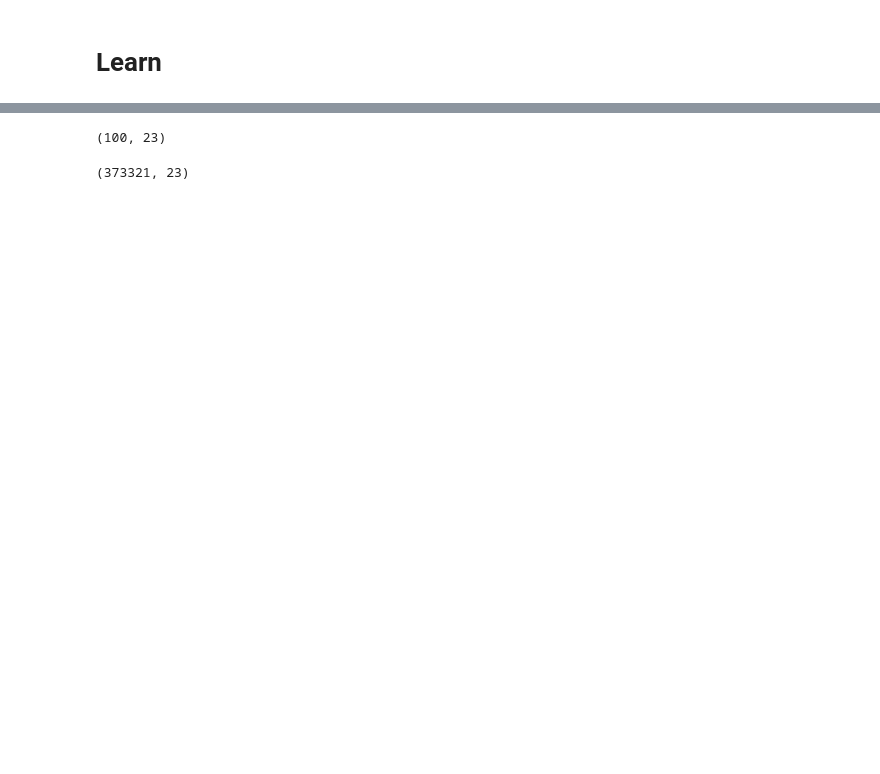
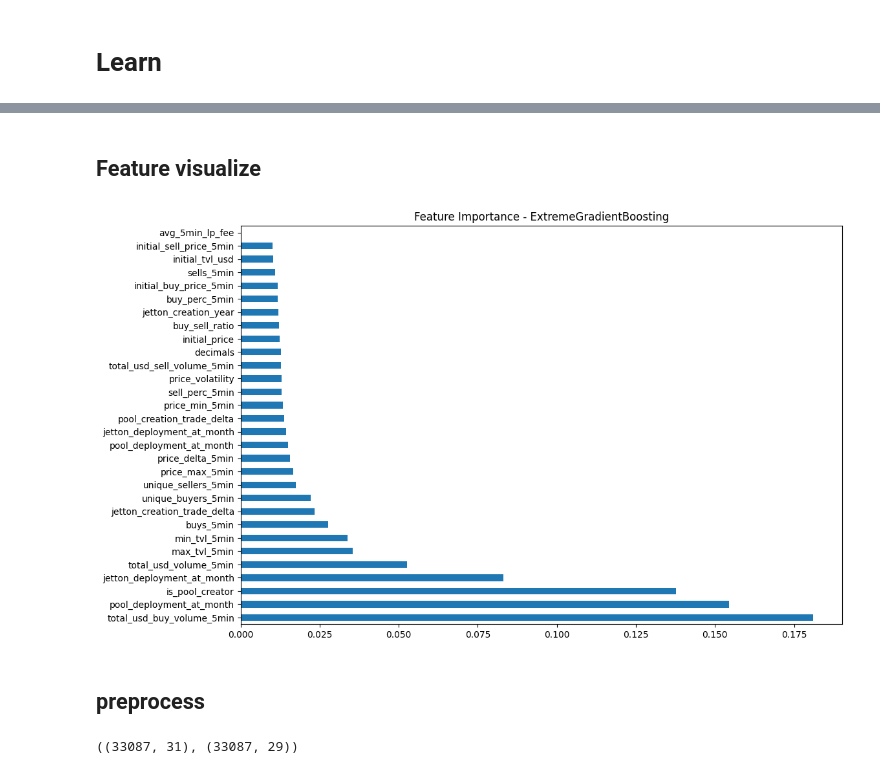
Before and after one commit to YaremusDima/diploma-master, a Jupyter notebook: learn.ipynb, the cells around one changed output, grey strips where cells are left out. Cells and saved outputs as stored; diff of their text form; code cells hidden in the pictures; blank space fills up the shorter version.

```diff
--- a/learn.ipynb
+++ b/learn.ipynb
@@ -118,0 +475,5 @@ df['is_pool_creator'] = df['pool_first_tx_sender'] == df['jetton_first_tx_sender
+# %%
+dedust_df = dedust_df.drop(['pool_address', 'avg_5min_referral_fee', 'alice_rugpull_60min', 'alice_rugpull_120min', 'alice_rugpull_180min',
+       'alice_rugpull_240min', 'alice_rugpull_300min', 'alice_rugpull_360min',
+       'alice_rugpull_420min'], axis=1)
+print(dedust_df.columns)
@@ -433 +589,11 @@ Likely causes:
+# %%
+# Разделение данных
+
+X = dedust_df[numerical_features + cyclical_features]
+y = dedust_df['target']
+# X = stonfi_df[numerical_features + cyclical_features]
+# y = stonfi_df['target']
+X_train, X_test, y_train, y_test = train_test_split(
+    X, y, test_size=0.2, stratify=y, random_state=42
+)
 # %%
@@ -467,8 +827,20 @@ ColumnTransformer(transformers=[('num',
+# %% [markdown]
+## Feature visualize
+# %%
+best_xgb = results['ExtremeGradientBoosting']['model']
+importances = best_xgb.named_steps['classifier'].feature_importances_
+# feature_names = numerical_features + categorical_features + cyclical_features + cyclical_features
+feature_names = numerical_features + cyclical_features + cyclical_features
+
+plt.figure(figsize=(12, 8))
+pd.Series(importances, index=feature_names).nlargest(30).plot(kind='barh')
+plt.title('Feature Importance - ExtremeGradientBoosting')
+plt.show()
+# %% [output]
+[figure, added]
+# %% [markdown]
+## preprocess
 # %%
-preprocessor.fit_transform(X[:100]).shape
+preprocessor.fit_transform(X).shape, X.shape
 # %% [output]
-(100, 23)
+((33087, 31), (33087, 29))
-# %%
-X.shape
-# %% [output]
-(373321, 23)
```
Also changed, not shown: parts of 67 cells of this notebook.
